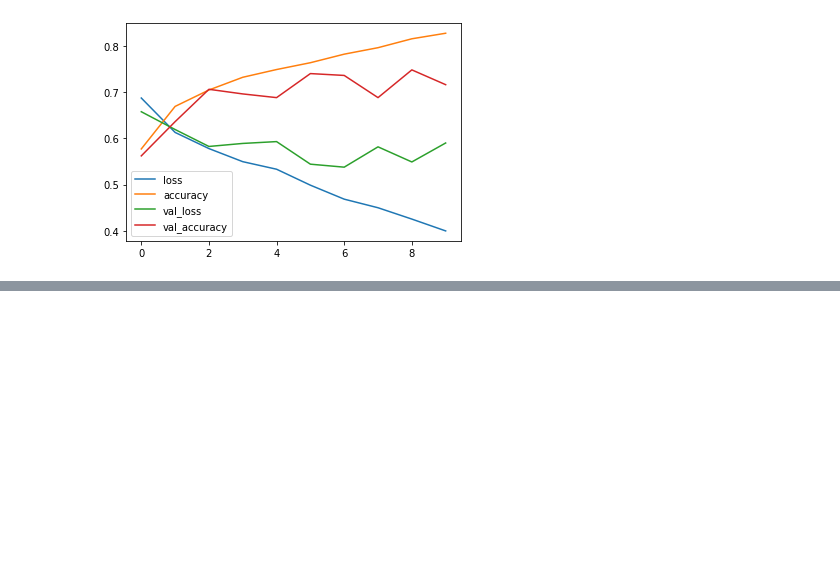
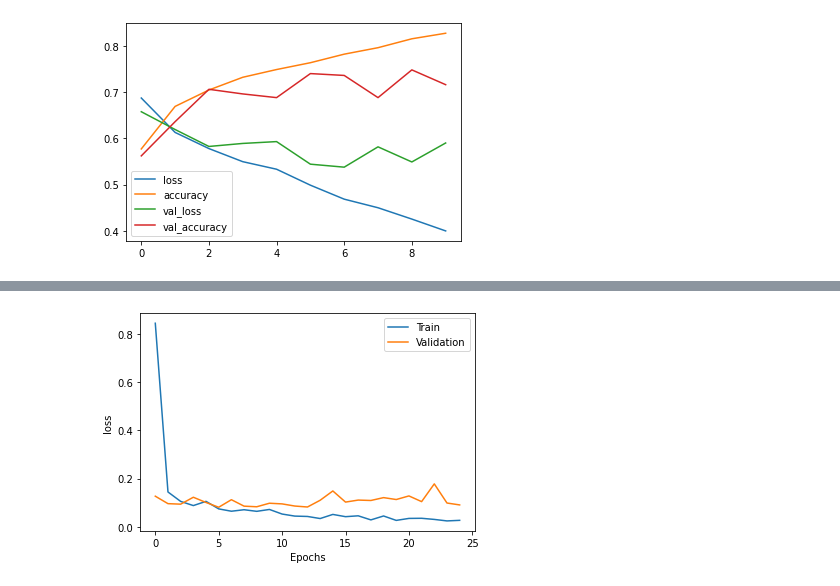
Before and after one commit to ociragan/AIHub_SummerCamp2022_Group2aimania, a Jupyter notebook: Catsanddogs_Group2_Part2.ipynb, the cells around one changed output, grey strips where cells are left out. Saved outputs shown, nothing was run; the diff lists cells and outputs as text; code cells hidden in the pictures; blank space fills up the shorter version.

```diff
--- a/Catsanddogs_Group2_Part2.ipynb
+++ b/Catsanddogs_Group2_Part2.ipynb
@@ -203,0 +206,7 @@ lossData.plot()
+# %%
+base_model = tf.keras.applications.mobilenet_v2.MobileNetV2(
+    include_top=False,
+    weights= "imagenet",
+    input_shape = (160,160,3),
+    pooling = "max"
+)
@@ -203,0 +216,27 @@ lossData.plot()
+# %%
+x = tf.keras.layers.Flatten()(base_model.output)
+x = tf.keras.layers.Dense(1024, activation="relu")(x)
+x = tf.keras.layers.Dropout(0.5)(x)
+x = tf.keras.layers.Dense(1024, activation="relu")(x)
+x = tf.keras.layers.Dropout(0.5)(x)
+x = tf.keras.layers.Dense(1024, activation="relu")(x)
+x = tf.keras.layers.Dropout(0.5)(x)
+x = tf.keras.layers.Dense(1024, activation="relu")(x)
+x = tf.keras.layers.Dropout(0.5)(x)
+x = tf.keras.layers.Dense(1024, activation="relu")(x)
+x = tf.keras.layers.Dropout(0.5)(x)
+predictions = tf.keras.layers.Dense(1, activation="sigmoid")(x)
+head_model = tf.keras.Model(
+    inputs=base_model.inputs,
+    outputs=predictions
+)
+head_model.compile(
+    optimizer="adam",
+    loss="binary_crossentropy",
+    metrics=["accuracy"]
+)
+# %%
+history = head_model.fit(X_train, y_train,
+                         batch_size=128,
+                         epochs=25,
+                         validation_data=(X_val, y_val))
@@ -203,0 +261,9 @@ lossData.plot()
+# %%
+plt.plot(history.history["loss"], label="Train")
+plt.plot(history.history["val_loss"], label="Validation")
+plt.xlabel("Epochs")
+plt.ylabel("loss")
+plt.legend()
+plt.show()
+# %% [output]
+[figure, added]
```
Also changed, not shown: parts of 12 cells of this notebook.
